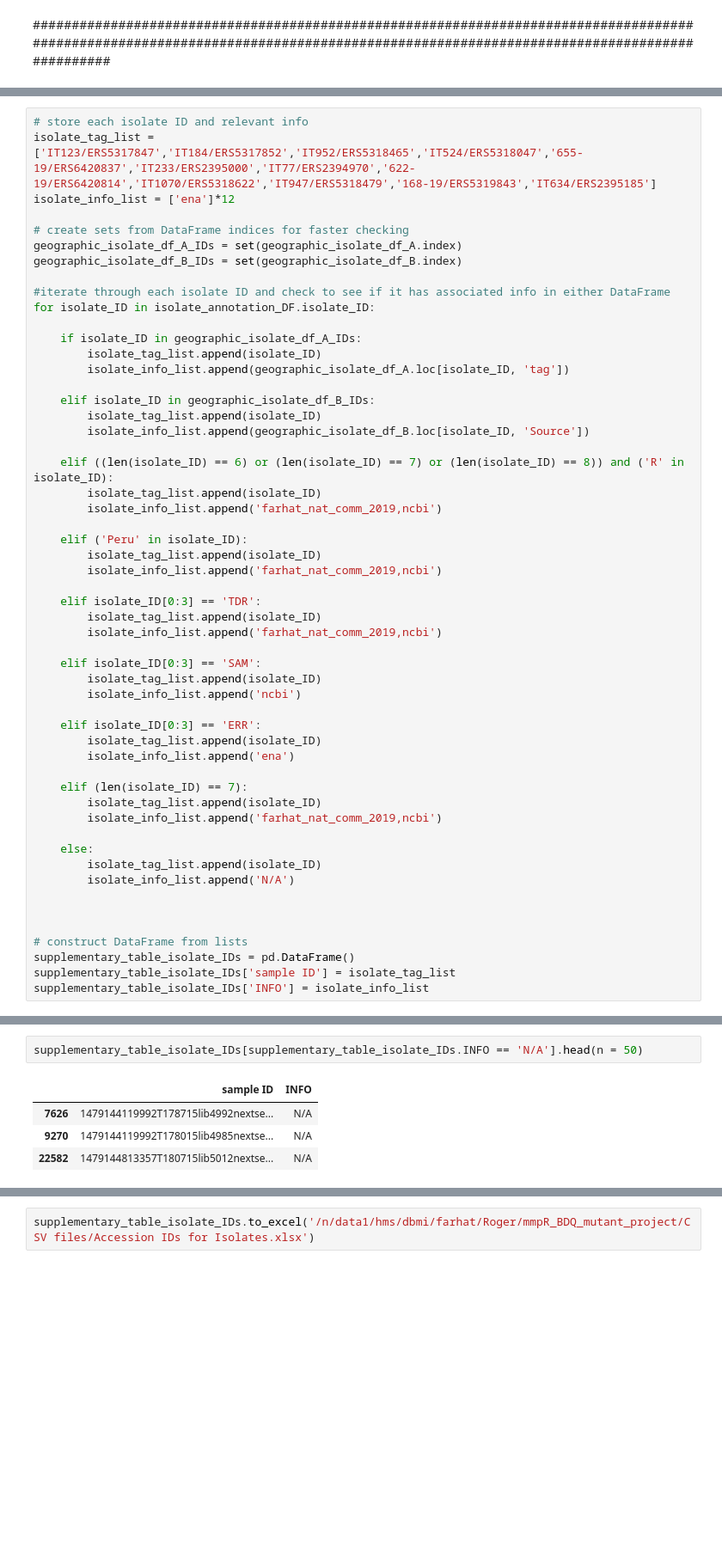
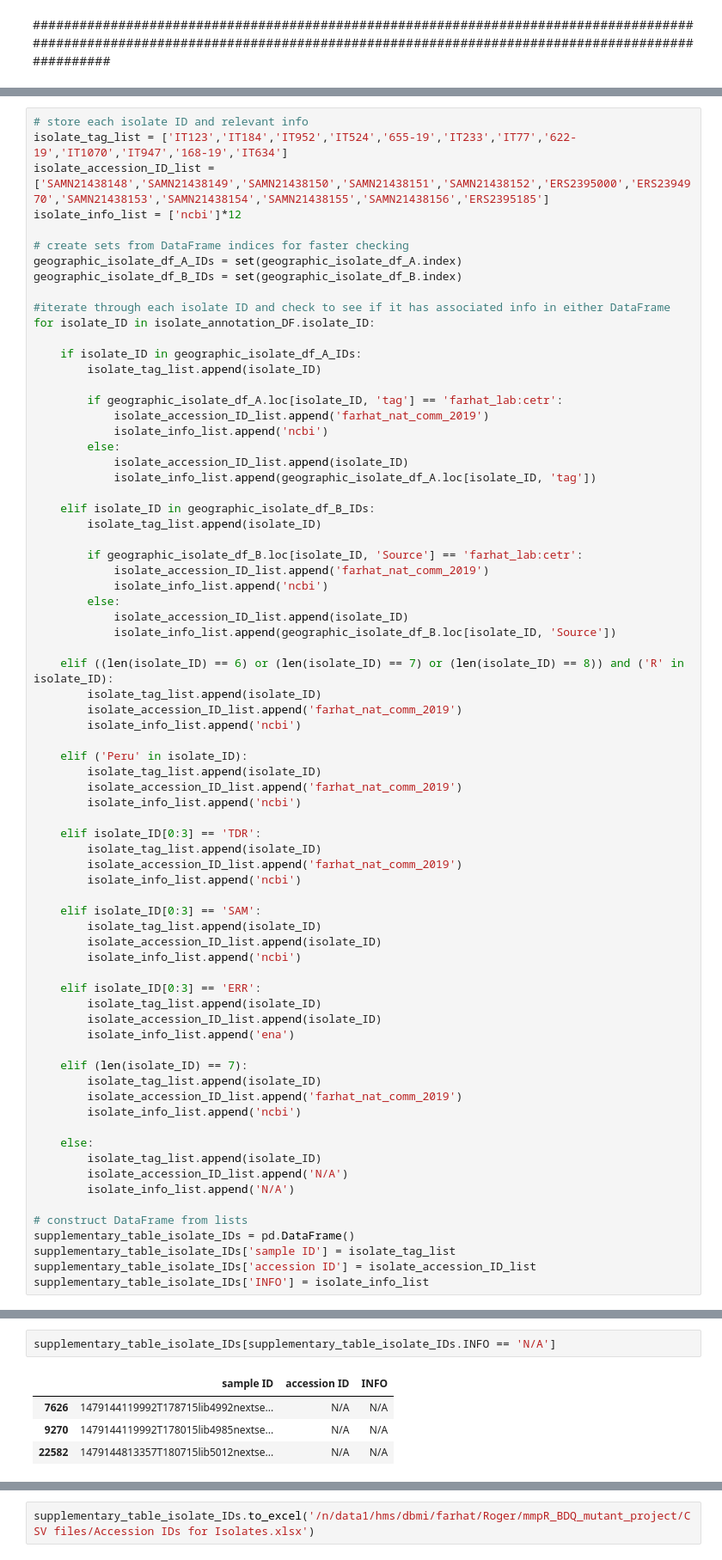
Before and after one commit to farhat-lab/epistasis-KAN-BDQ-Mtbc-resistance, a Jupyter notebook: (L) Geographical & Lineage Distribution and Accession ID wrangle for Samples.ipynb, the cells around one changed output, grey strips where cells are left out. Shown at 86% size. Cells and saved outputs as stored; diff of their text form; blank space fills up the shorter version.

Commit message:
Add files via upload
Added more accession ID metadata for Table S7

```diff
--- a/(L) Geographical & Lineage Distribution and Accession ID wrangle for Samples.ipynb
+++ b/(L) Geographical & Lineage Distribution and Accession ID wrangle for Samples.ipynb
@@ -156,7 +158,8 @@ np.shape(geographic_isolate_df_B)
 # %%
 # store each isolate ID and relevant info
-isolate_tag_list = ['IT123/ERS5317847','IT184/ERS5317852','IT952/ERS5318465','IT524/ERS5318047','655-19/ERS6420837','IT233/ERS2395000','IT77/ERS2394970','622-19/ERS6420814','IT1070/ERS5318622','IT947/ERS5318479','168-19/ERS5319843','IT634/ERS2395185']
-isolate_info_list = ['ena']*12
+isolate_tag_list = ['IT123','IT184','IT952','IT524','655-19','IT233','IT77','622-19','IT1070','IT947','168-19','IT634']
+isolate_accession_ID_list = ['SAMN21438148','SAMN21438149','SAMN21438150','SAMN21438151','SAMN21438152','ERS2395000','ERS2394970','SAMN21438153','SAMN21438154','SAMN21438155','SAMN21438156','ERS2395185']
+isolate_info_list = ['ncbi']*12
 
 # create sets from DataFrame indices for faster checking
 geographic_isolate_df_A_IDs = set(geographic_isolate_df_A.index)
@@ -167,45 +170,63 @@ for isolate_ID in isolate_annotation_DF.isolate_ID:
 
     if isolate_ID in geographic_isolate_df_A_IDs:
         isolate_tag_list.append(isolate_ID)
-        isolate_info_list.append(geographic_isolate_df_A.loc[isolate_ID, 'tag'])
+
+        if geographic_isolate_df_A.loc[isolate_ID, 'tag'] == 'farhat_lab:cetr':
+            isolate_accession_ID_list.append('farhat_nat_comm_2019')
+            isolate_info_list.append('ncbi')
+        else:
+            isolate_accession_ID_list.append(isolate_ID)
+            isolate_info_list.append(geographic_isolate_df_A.loc[isolate_ID, 'tag'])
 
     elif isolate_ID in geographic_isolate_df_B_IDs:
         isolate_tag_list.append(isolate_ID)
-        isolate_info_list.append(geographic_isolate_df_B.loc[isolate_ID, 'Source'])
+
+        if geographic_isolate_df_B.loc[isolate_ID, 'Source'] == 'farhat_lab:cetr':
+            isolate_accession_ID_list.append('farhat_nat_comm_2019')
+            isolate_info_list.append('ncbi')
+        else:
+            isolate_accession_ID_list.append(isolate_ID)
+            isolate_info_list.append(geographic_isolate_df_B.loc[isolate_ID, 'Source'])
 
     elif ((len(isolate_ID) == 6) or (len(isolate_ID) == 7) or (len(isolate_ID) == 8)) and ('R' in isolate_ID):
         isolate_tag_list.append(isolate_ID)
-        isolate_info_list.append('farhat_nat_comm_2019,ncbi')
+        isolate_accession_ID_list.append('farhat_nat_comm_2019')
+        isolate_info_list.append('ncbi')
 
     elif ('Peru' in isolate_ID):
         isolate_tag_list.append(isolate_ID)
-        isolate_info_list.append('farhat_nat_comm_2019,ncbi')
+        isolate_accession_ID_list.append('farhat_nat_comm_2019')
+        isolate_info_list.append('ncbi')
 
     elif isolate_ID[0:3] == 'TDR':
         isolate_tag_list.append(isolate_ID)
-        isolate_info_list.append('farhat_nat_comm_2019,ncbi')
+        isolate_accession_ID_list.append('farhat_nat_comm_2019')
+        isolate_info_list.append('ncbi')
 
     elif isolate_ID[0:3] == 'SAM':
         isolate_tag_list.append(isolate_ID)
+        isolate_accession_ID_list.append(isolate_ID)
         isolate_info_list.append('ncbi')
 
     elif isolate_ID[0:3] == 'ERR':
         isolate_tag_list.append(isolate_ID)
+        isolate_accession_ID_list.append(isolate_ID)
         isolate_info_list.append('ena')
 
     elif (len(isolate_ID) == 7):
         isolate_tag_list.append(isolate_ID)
-        isolate_info_list.append('farhat_nat_comm_2019,ncbi')
+        isolate_accession_ID_list.append('farhat_nat_comm_2019')
+        isolate_info_list.append('ncbi')
 
     else:
         isolate_tag_list.append(isolate_ID)
+        isolate_accession_ID_list.append('N/A')
         isolate_info_list.append('N/A')
-
-
 
 # construct DataFrame from lists
 supplementary_table_isolate_IDs = pd.DataFrame()
 supplementary_table_isolate_IDs['sample ID'] = isolate_tag_list
+supplementary_table_isolate_IDs['accession ID'] = isolate_accession_ID_list
 supplementary_table_isolate_IDs['INFO'] = isolate_info_list
 # %%
 supplementary_table_isolate_IDs.head(n = 20)
@@ -234,10 +257,10 @@ np.shape(supplementary_table_isolate_IDs)
 # %%
-supplementary_table_isolate_IDs[supplementary_table_isolate_IDs.INFO == 'N/A'].head(n = 50)
+supplementary_table_isolate_IDs[supplementary_table_isolate_IDs.INFO == 'N/A']
 # %% [output]
-|  | sample ID | INFO |
-| 7626 | 1479144119992T178715lib4992nextse... | N/A |
-| 9270 | 1479144119992T178015lib4985nextse... | N/A |
-| 22582 | 1479144813357T180715lib5012nextse... | N/A |
+|  | sample ID | accession ID | INFO |
+| 7626 | 1479144119992T178715lib4992nextse... | N/A | N/A |
+| 9270 | 1479144119992T178015lib4985nextse... | N/A | N/A |
+| 22582 | 1479144813357T180715lib5012nextse... | N/A | N/A |
 # %%
 np.shape(supplementary_table_isolate_IDs[supplementary_table_isolate_IDs.INFO == 'N/A'])
 # %% [output]
```
Also changed, not shown: parts of 32 cells of this notebook.
